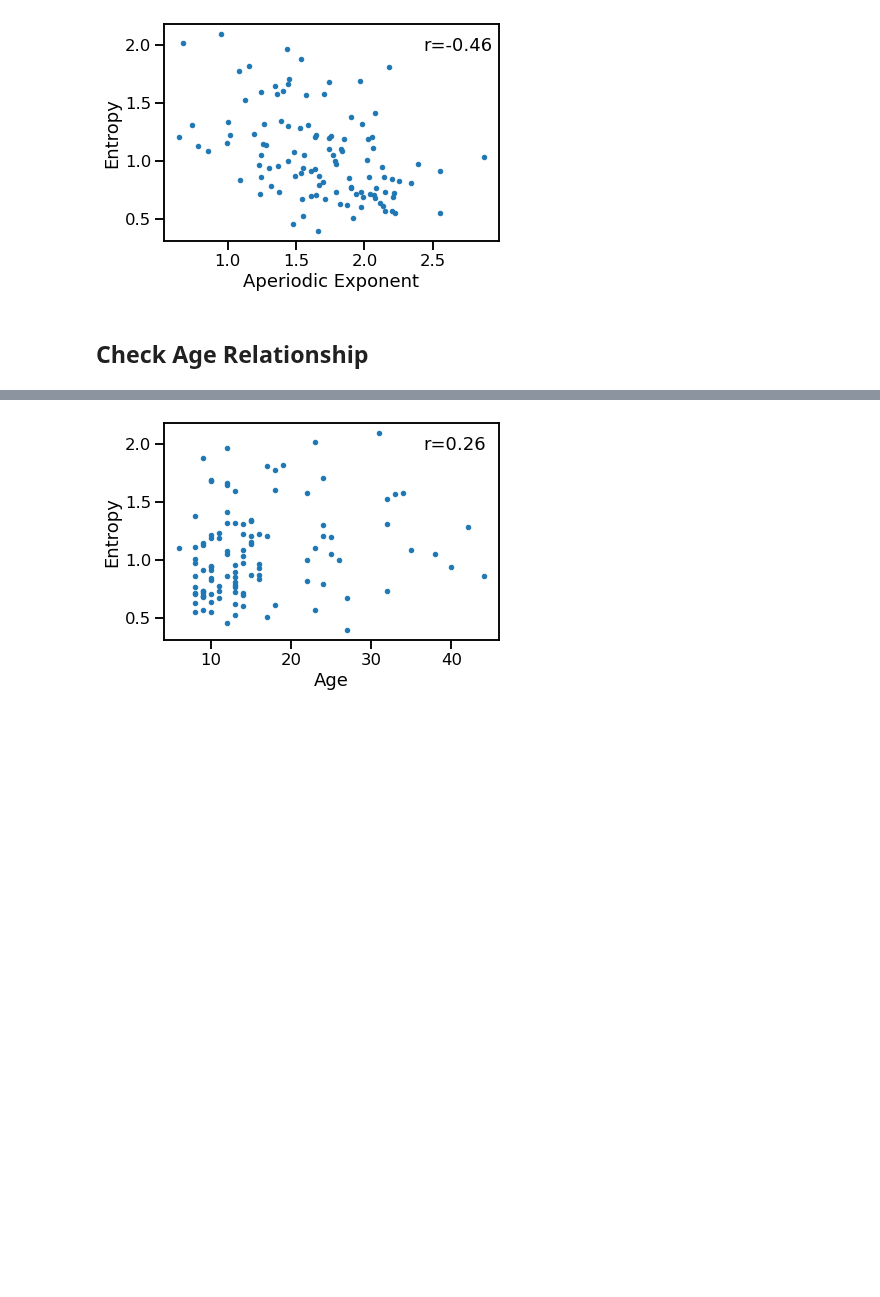
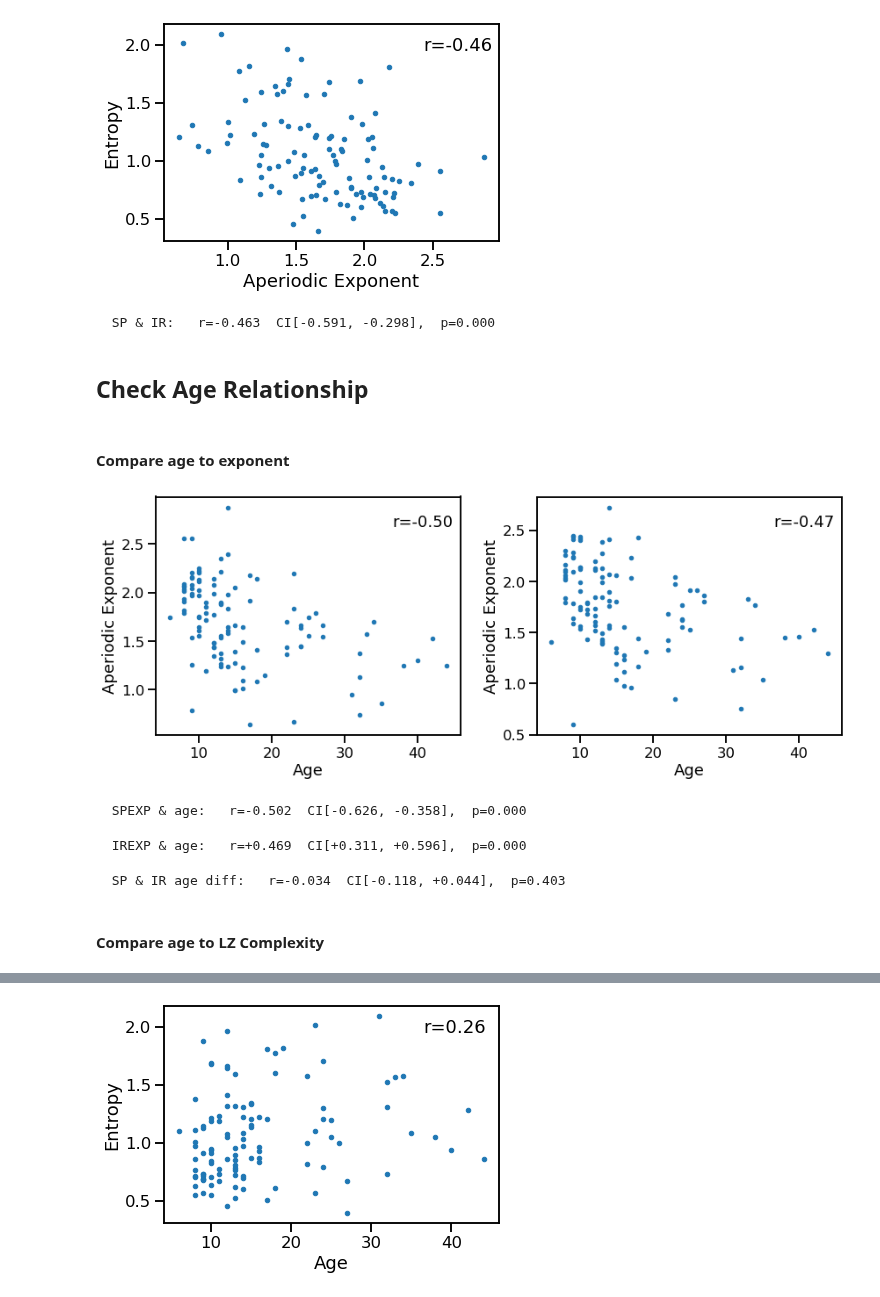
Before and after one commit to AperiodicMethods/AperiodicMethods, a Jupyter notebook: notebooks/32-DevelopmentalEEGData.ipynb, the cells around one changed output, grey strips where cells are left out. Cells and saved outputs as stored; diff of their text form; code cells hidden in the pictures; blank space fills up the shorter version.

```diff
--- a/notebooks/32-DevelopmentalEEGData.ipynb
+++ b/notebooks/32-DevelopmentalEEGData.ipynb
@@ -104,5 +134,38 @@ plot_dots(measures['spexp'], measures['ent'],
           xlabel='Aperiodic Exponent', ylabel='Entropy')
 # %% [output]
 [figure]
+# %%
+sp_ent_corrs = bootstrap_corr(measures['spexp'], measures['ent'])
+print('  SP & IR:  ', format_corr(*sp_ent_corrs))
+# %% [output]
+  SP & IR:   r=-0.463  CI[-0.591, -0.298],  p=0.000
 # %% [markdown]
 ## Check Age Relationship
+# %% [markdown]
+#### Compare age to exponent
+# %%
+_, axes = plt.subplots(1, 2, figsize=(14, 5))
+plot_dots(ages, measures['spexp'], ax=axes[0],
+          xlabel='Age', ylabel='Aperiodic Exponent')
+plot_dots(ages, -1 * measures['irexp'], ax=axes[1],
+          xlabel='Age', ylabel='Aperiodic Exponent')
+plt.subplots_adjust(wspace=0.25)
+# %% [output]
+[figure, added]
+# %%
+sp_age_corrs = bootstrap_corr(ages, measures['spexp'])
+print('  SPEXP & age:  ', format_corr(*sp_age_corrs))
+# %% [output]
+  SPEXP & age:   r=-0.502  CI[-0.626, -0.358],  p=0.000
+# %%
+sp_age_corrs = bootstrap_corr(ages, measures['irexp'])
+print('  IREXP & age:  ', format_corr(*sp_age_corrs))
+# %% [output]
+  IREXP & age:   r=+0.469  CI[+0.311, +0.596],  p=0.000
+# %%
+corr_diff = bootstrap_diff(ages, measures['spexp'], -1 *measures['irexp'])
+print('  SP & IR age diff:  ', format_corr(*corr_diff))
+# %% [output]
+  SP & IR age diff:   r=-0.034  CI[-0.118, +0.044],  p=0.403
+# %% [markdown]
+#### Compare age to LZ Complexity
```
Also changed, not shown: parts of 27 cells of this notebook, 2 other files.
